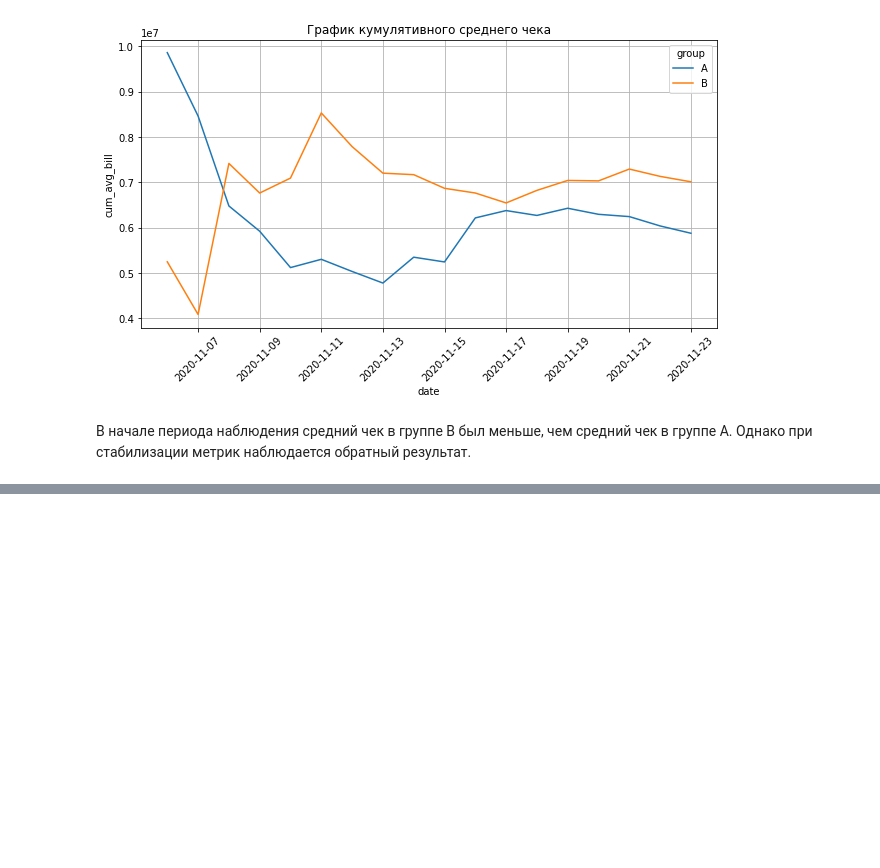
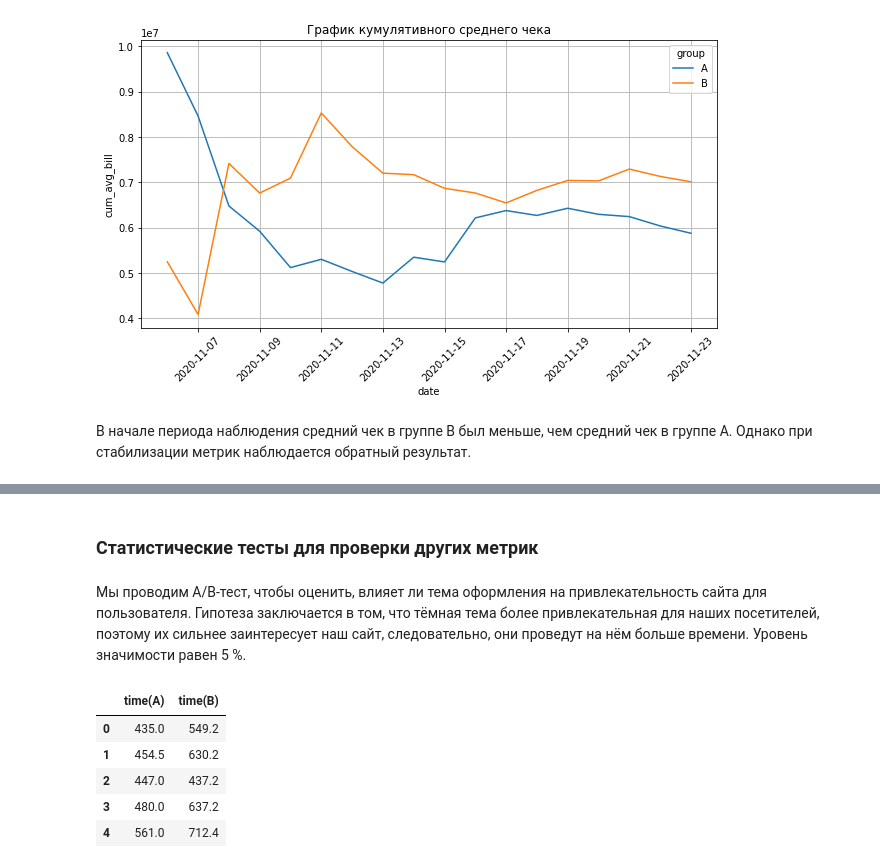
Before and after one commit to Alexx-Yu/python_classes, a Jupyter notebook: Module 27 - EDA-5/Theory.ipynb, the cells around one changed output, grey strips where cells are left out. Drawn from its saved outputs; the diff is of its cells as text; code cells hidden in the pictures; blank space fills up the shorter version.

```diff
--- a/Module 27 - EDA-5/Theory.ipynb
+++ b/Module 27 - EDA-5/Theory.ipynb
@@ -363,0 +429,15 @@ ax.grid(True);
+# %% [markdown]
+### Статистические тесты для проверки других метрик
+# %% [markdown]
+Мы проводим A/B-тест, чтобы оценить, влияет ли тема оформления на привлекательность сайта для пользователя. Гипотеза заключается в том, что тёмная тема более привлекательная для наших посетителей, поэтому их сильнее заинтересует наш сайт, следовательно, они проведут на нём больше времени. Уровень значимости равен 5 %.
+# %%
+# Прочитаем результаты теста:
+time_data = pd.read_excel('data/time_data.xlsx')
+display(time_data.head())
+# %% [output]
+|  | time(A) | time(B) |
+| 0 | 435.0 | 549.2 |
+| 1 | 454.5 | 630.2 |
+| 2 | 447.0 | 437.2 |
+| 3 | 480.0 | 637.2 |
+| 4 | 561.0 | 712.4 |
```
Also changed, not shown: parts of 25 cells of this notebook, 1 other file.
